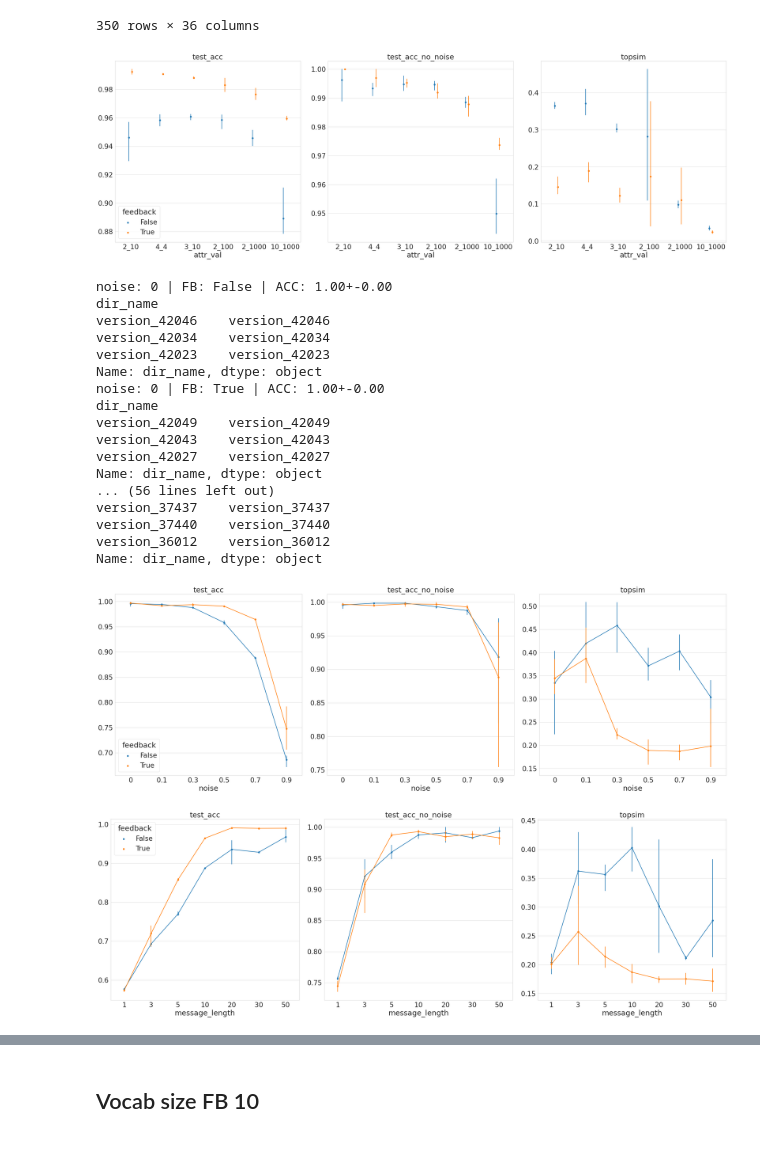
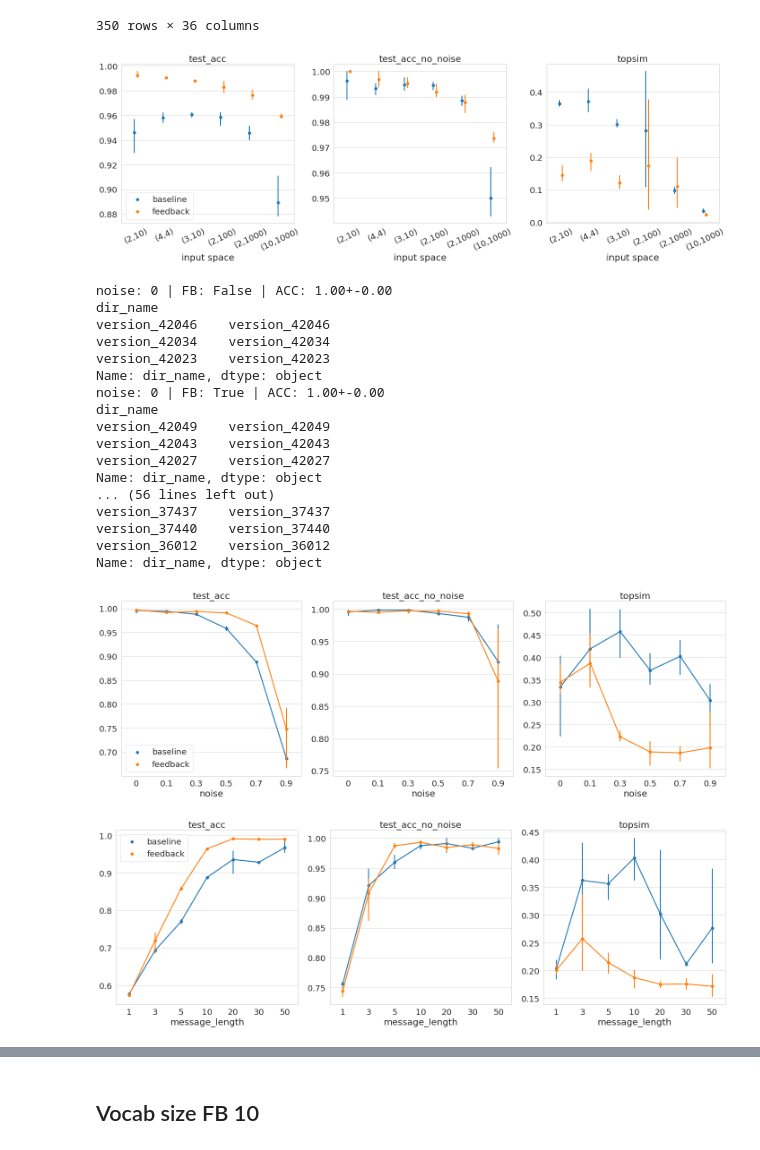
Before and after one commit to mitjanikolaus/emergent_communication, a Jupyter notebook: eval_grid_search_from_logs.ipynb, the cells around one changed output, grey strips where cells are left out. Saved outputs shown, nothing was run; the diff lists cells and outputs as text; code cells hidden in the pictures.

Commit message:
update plots

```diff
--- a/eval_grid_search_from_logs.ipynb
+++ b/eval_grid_search_from_logs.ipynb
@@ -11,7 +11,8 @@ from pandas import json_normalize
 import yaml
 from yaml import CSafeLoader as Loader
 
-sns.set_context("paper", font_scale=3)
+sns.set_context("paper", font_scale=2.1)
+sns.set_style("whitegrid")
 
 # LOG_DIR = os.path.expanduser("~/jean-zay/emergent_communication/lightning_logs_final/")
 LOG_DIR = os.path.expanduser("~/PhD/emergent_communication/emergent_communication/lightning_logs_final/")
@@ -347,37 +367,39 @@ target_hparam = "attr_val"
 num_runs_data = target_data.groupby(["attr_val", "condition"]).size().reset_index()
 
 
 metrics = ["test_acc", "test_acc_no_noise", "topsim"]
-# metrics = ["test_acc", "topsim", "topsim_sender_receiver", "posdis", "bosdis", "test_acc_no_noise", "train_acc_no_noise"]
-_, axes = plt.subplots(1, len(metrics), figsize=(35, 12))
+_, axes = plt.subplots(1, len(metrics), figsize=(20, 7))
 
 for value in order:
     for fb in [False, True]:
         d = target_data[(target_data[target_hparam] == value) & (target_data["feedback"] == fb)]
         if len(d) != 3:
             print(f"Unexpected number of datapoints: {len(d)}")
             print(value)
             print(fb)
             print(d)
 
 for i, metric in enumerate(metrics):
     axis = axes[i]
     # g = sns.barplot(ax=axis, data=target_data, x=target_hparam, y=metric, order=order, hue="feedback", dodge=True)
     g = sns.pointplot(ax=axis, data=target_data, x=target_hparam, y=metric, order=order, hue="feedback", errorbar="se", linestyles="", dodge=0.1)
 
     if not i == 0:
         g.legend().remove()
     else:
+        axis.legend(labels=["baseline", "feedback"], handles=axis.get_legend_handles_labels()[0])
         sns.move_legend(axis, "lower left")
     axis.set_title(metric)
     axis.set_ylabel("")
-    # handles, labels = ax.get_legend_handles_labels()
+    labels = axis.get_xticklabels()
+    axis.set_xticklabels([f"({','.join(l.get_text().split('_'))})" for l in labels], rotation=25)
+    axis.set_xlabel("input space")
     # num_conditions = int(len(handles)/2) if not hue_order else len(hue_order)
 
 plt.tight_layout()
 plt.savefig("plots/effect_of_attr_val.pdf", dpi=300)
 # %% [output]
-[figure, old version]
+[figure, new version]
 # %%
 target_data = data.copy()
 
@@ -418,7 +440,7 @@ num_runs_data = target_data.groupby(["attr_val", "condition"]).size().reset_inde
 
 metrics = ["test_acc", "test_acc_no_noise", "topsim"]
 # metrics = ["test_acc", "topsim", "topsim_sender_receiver", "posdis", "bosdis", "test_acc_no_noise", "train_acc_no_noise"]
-_, axes = plt.subplots(1, len(metrics), figsize=(35, 12))
+_, axes = plt.subplots(1, len(metrics), figsize=(20, 7))
 
 hue_variable = "feedback"
 for value in order:
@@ -443,6 +465,7 @@ for i, metric in enumerate(metrics):
     if not i == 0:
         g.legend().remove()
     else:
+        axis.legend(labels=["baseline", "feedback"], handles=axis.get_legend_handles_labels()[0])
         sns.move_legend(axis, "lower left")
     axis.set_title(metric)
     axis.set_ylabel("")
@@ -467,7 +490,7 @@ version_37437    version_37437
 version_37440    version_37440
 version_36012    version_36012
 Name: dir_name, dtype: object
-[figure, old version]
+[figure, new version]
 # %%
 target_data = data.copy()
 
@@ -508,7 +531,7 @@ num_runs_data = target_data.groupby(["attr_val", "condition"]).size().reset_inde
 
 metrics = ["test_acc", "test_acc_no_noise", "topsim"]
 # metrics = ["test_acc", "topsim", "topsim_sender_receiver", "posdis", "bosdis", "test_acc_no_noise", "train_acc_no_noise"]
-_, axes = plt.subplots(1, len(metrics), figsize=(35, 12))
+_, axes = plt.subplots(1, len(metrics), figsize=(20, 7))
 
 hue_variable = "feedback"
 for value in order:
@@ -527,6 +550,7 @@ for i, metric in enumerate(metrics):
     if not i == 0:
         g.legend().remove()
     else:
+        axis.legend(labels=["baseline", "feedback"], handles=axis.get_legend_handles_labels()[0])
         sns.move_legend(axis, "upper left")
     axis.set_title(metric)
     axis.set_ylabel("")
@@ -536,7 +560,7 @@ for i, metric in enumerate(metrics):
 plt.tight_layout()
 plt.savefig("plots/effect_of_message_length.pdf", dpi=300)
 # %% [output]
-[figure, old version]
+[figure, new version]
 # %%
 target_data = data.copy()
 
```
Also changed, not shown: parts of 7 cells of this notebook, 1 other file.
